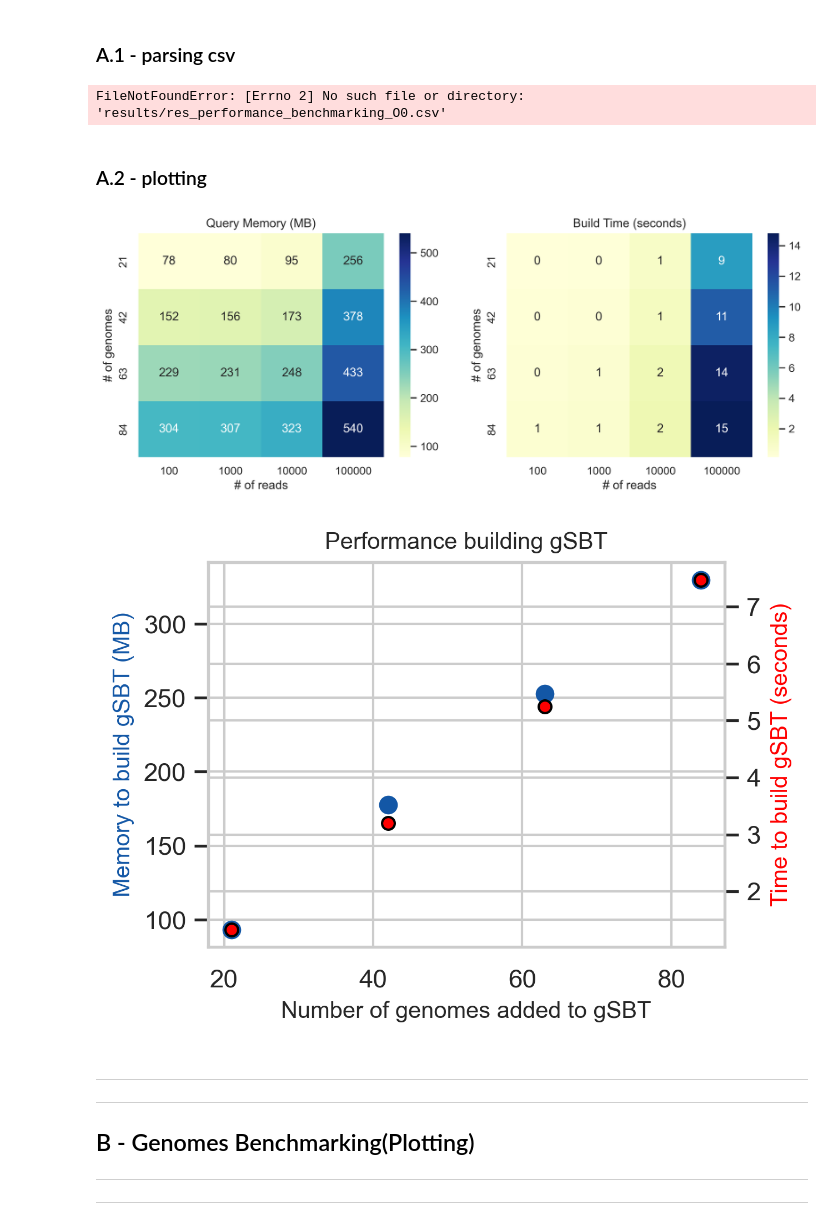
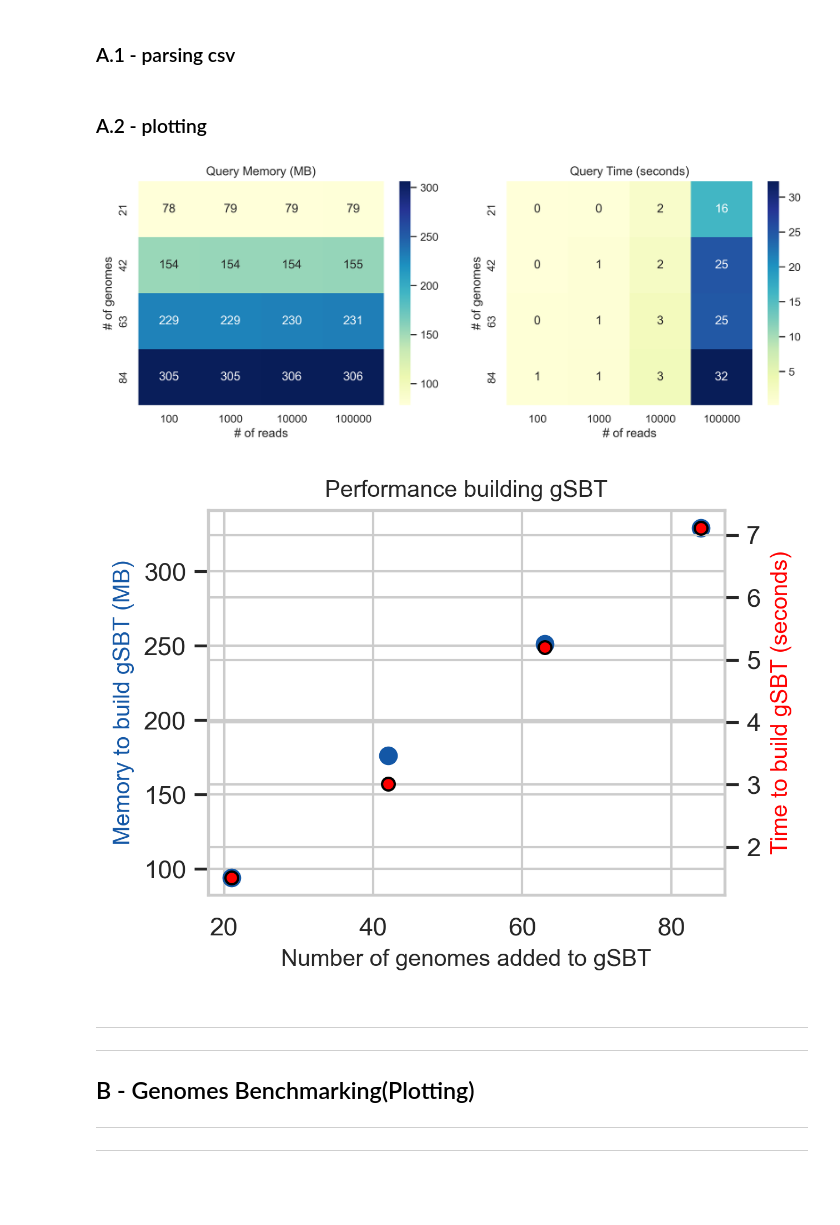
Before and after one commit to Dreycey/PhageFilter, a Jupyter notebook: benchmarking/scripts/bench_plotting.ipynb, the cells around one changed output. Saved outputs shown, nothing was run; the diff lists cells and outputs as text; code cells hidden in the pictures; blank space fills up the shorter version.

Commit message:
updaing bench plot script

```diff
--- a/benchmarking/scripts/bench_plotting.ipynb
+++ b/benchmarking/scripts/bench_plotting.ipynb
@@ -24,7 +24,7 @@ def csv2dataframe(csv_file):
 # %% [markdown]
 ### A.1 - parsing csv
 # %%
-performance_csv = "results/res_performance_benchmarking_O0.csv"
+performance_csv = "results/res_performance_benchmarking_O1.csv"
 # %%
 # open dataframe
 df = csv2dataframe(performance_csv)
@@ -32,42 +32,40 @@ df["Build Memory (MB)"] = df[" build mem (bytes)"] / (10)**6
 df["Build Time (seconds)"] = df[" build time (ns)"] / (10**9)
 df["Query Memory (MB)"] = df[" query memory (bytes)"] / (10)**6
 df["Query Time (seconds)"] = df[" query time (ns)"] / (10**9)
-# %% [output]
-FileNotFoundError: [Errno 2] No such file or directory: 'results/res_performance_benchmarking_O0.csv'
 # %% [markdown]
 ### A.2 - plotting
 # %%
 # Pivot the dataframe to create a matrix of query memory values
 matrix1 = df.pivot(index='genome count', columns=' number of reads', values=f"Query Memory (MB)")
 # Pivot the dataframe to create a matrix of query time values
 matrix2 = df.pivot(index='genome count', columns=' number of reads', values=f"Query Time (seconds)")
 
 # Set the figure size and create the subplots
 fig, axs = plt.subplots(1, 2, figsize=(12, 4))
 
 # Create the first heatmap
 sns.heatmap(matrix1, annot=True, fmt=".0f", cmap="YlGnBu", ax=axs[0])
 
 # Set the title and axis labels for the first heatmap
 axs[0].set_title(f"Query Memory (MB)")
 axs[0].set_xlabel("# of reads")
 axs[0].set_ylabel("# of genomes")
 
 # Create the second heatmap
 sns.heatmap(matrix2, annot=True, fmt=".0f", cmap="YlGnBu", ax=axs[1])
 
 # Set the title and axis labels for the second heatmap
-axs[1].set_title(f"{measure_type} Time (seconds)")
+axs[1].set_title(f"Query Time (seconds)")
 axs[1].set_xlabel("# of reads")
 axs[1].set_ylabel("# of genomes")
 
 # Adjust the spacing between the subplots
 fig.subplots_adjust(wspace=0.2)
 
 # Show the plot
 plt.show()
 # %% [output]
-[figure, old version]
+[figure, new version]
 # %%
 df_groupbyreads =  df.groupby(["genome count"], as_index=False).mean()
 
@@ -86,7 +84,7 @@ ax1.set_ylabel('Memory to build gSBT (MB)', size=10, color='#1357a6')
 ax2.set_ylabel('Time to build gSBT (seconds)', size=10, color='red')
 plt.show()
 # %% [output]
-[figure, old version]
+[figure, new version]
 # %% [markdown]
 ---
 ---
```
